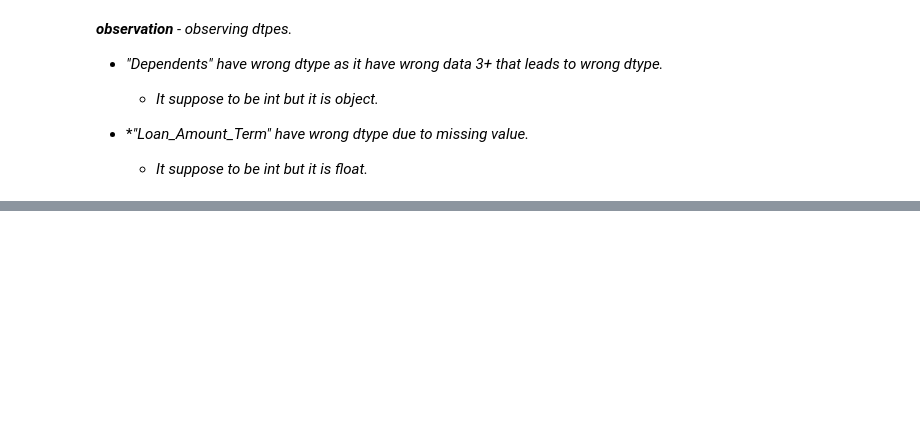
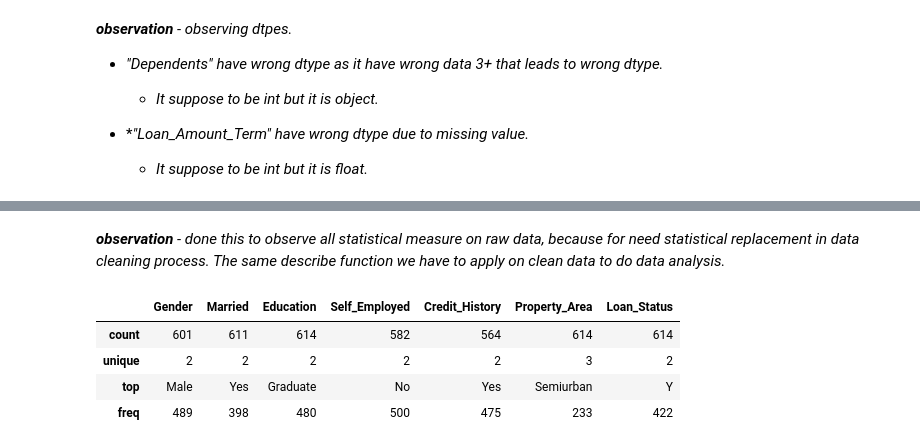
Before and after one commit to SAKSHISAAHU/Data_Analytics, a Jupyter notebook: 9.project/1.prj_with_py.ipynb, the cells around one changed output, grey strips where cells are left out. Cells and saved outputs as stored; diff of their text form; code cells hidden in the pictures; blank space fills up the shorter version.

```diff
--- a/9.project/1.prj_with_py.ipynb
+++ b/9.project/1.prj_with_py.ipynb
@@ -354,0 +384,4 @@ memory usage: 62.5+ KB
+# %%
+continous = ['ApplicantIncome','CoapplicantIncome','LoanAmount']
+count = ['Dependents','Loan_Amount_Term']
+categorical = ['Gender','Married','Education','Self_Employed','Credit_History','Property_Area','Loan_Status']
@@ -354,0 +400,10 @@ memory usage: 62.5+ KB
+# %% [markdown]
+***observation** - done this to observe all statistical measure on raw data, because for need statistical replacement in data cleaning process. The same describe function we have to apply on clean data to do data analysis.*
+# %%
+df[categorical].describe()
+# %% [output]
+|  | Gender | Married | Education | Self_Employed | Credit_History | Property_Area | Loan_Status |
+| count | 601 | 611 | 614 | 582 | 564 | 614 | 614 |
+| unique | 2 | 2 | 2 | 2 | 2 | 3 | 2 |
+| top | Male | Yes | Graduate | No | Yes | Semiurban | Y |
+| freq | 489 | 398 | 480 | 500 | 475 | 233 | 422 |
```
Also changed, not shown: parts of 48 cells of this notebook.
